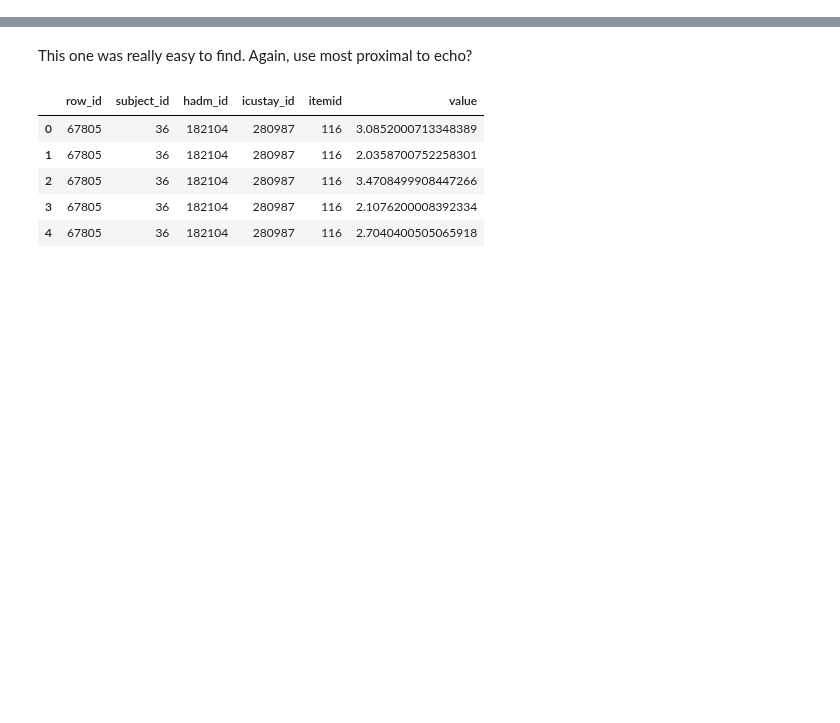
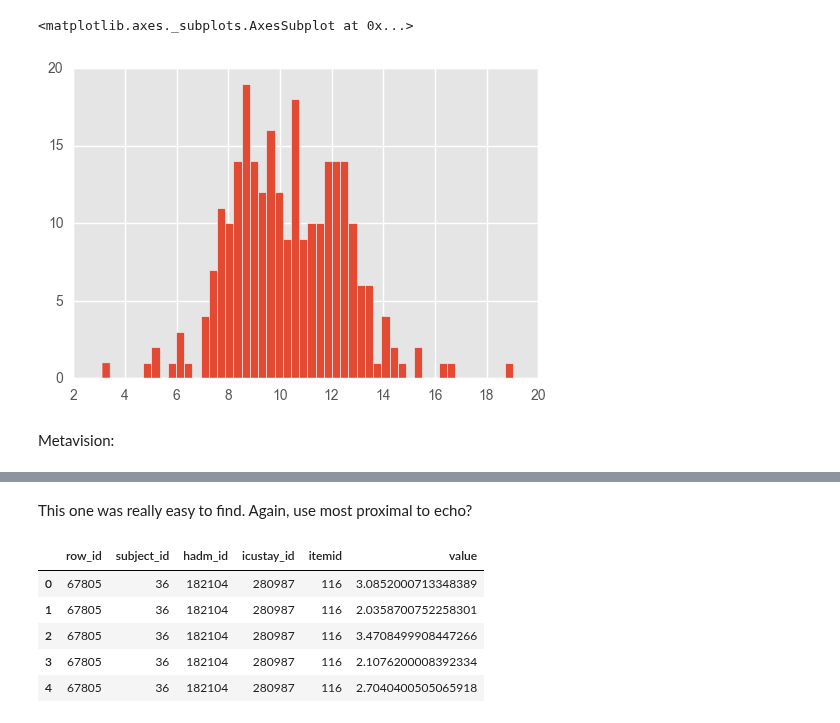
Before and after one commit to yhtgrace/echo, a Jupyter notebook: notebooks/161219_echo_outpatient_cardiogenic.ipynb, the cells around one changed output, grey strips where cells are left out. Drawn from its saved outputs; the diff is of its cells as text; code cells hidden in the pictures; blank space fills up the shorter version.

```diff
--- a/notebooks/161219_echo_outpatient_cardiogenic.ipynb
+++ b/notebooks/161219_echo_outpatient_cardiogenic.ipynb
@@ -62,0 +74,8 @@ res
+# %%
+query = \
+"""
+SELECT * FROM chartevents ce
+WHERE ce.itemid = '143';
+"""
+res = pd.read_sql_query(query, con)
+res.head()
@@ -62,0 +89,7 @@ res
+# %%
+res['valuenum'].hist(bins = 50)
+# %% [output]
+<matplotlib.axes._subplots.AxesSubplot at 0x...>
+[figure, added]
+# %% [markdown]
+Metavision:
```
Also changed, not shown: parts of 10 cells of this notebook, 5 other files.
